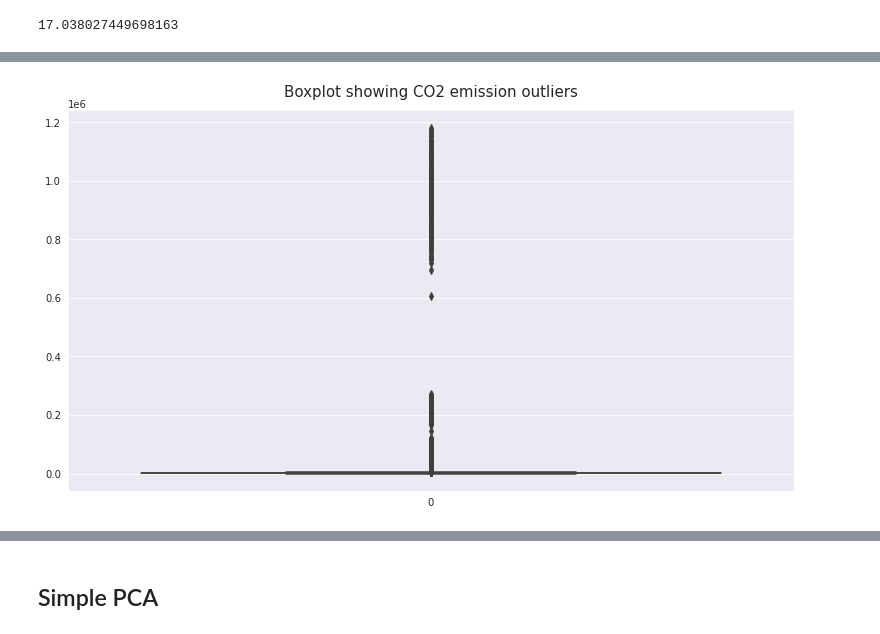
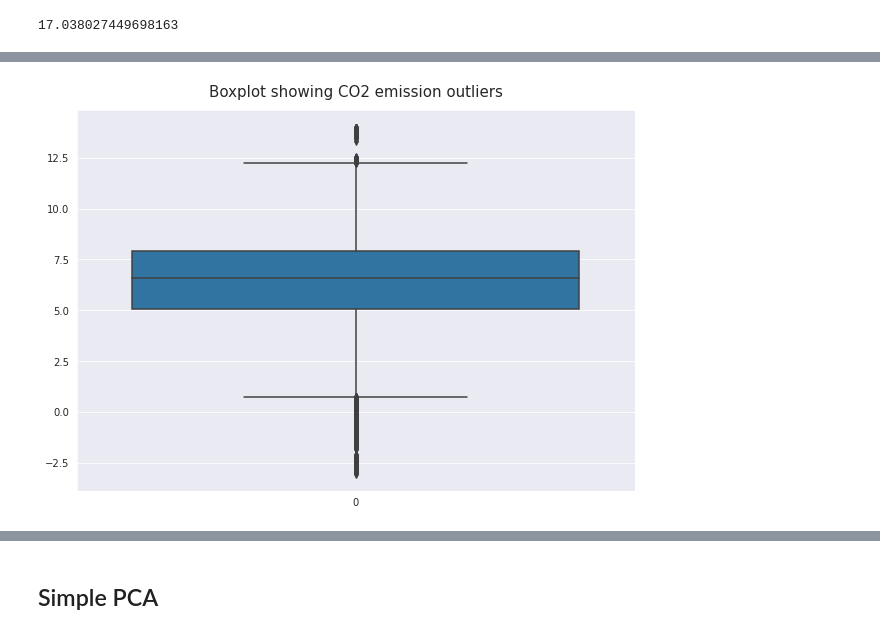
Before and after one commit to Kingston-5/UmojaHack2023Beginner, a Jupyter notebook: main.ipynb, the cells around one changed output, grey strips where cells are left out. Saved outputs shown, nothing was run; the diff lists cells and outputs as text; code cells hidden in the pictures.

Commit message:
basic feature selection

```diff
--- a/main.ipynb
+++ b/main.ipynb
@@ -68,6 +68,21 @@ test.describe(include = 'all')
 | 75% | NaN | -24.030000 | 30.070000 | 2021.000000 | 39.000000 | 0.000632 | ... |
 | max | NaN | -23.530000 | 30.370000 | 2022.000000 | 52.000000 | 0.006876 | ... |
 11 rows × 75 columns
+# %%
+# drop non numeric cols
+num = []
+non = []
+for col in train.select_dtypes(include=['int64', 'float64']):
+    num.append(col)
+
+for col in train:
+    if col not in num:
+        non.append(col)
+
+non
+
+train.drop(non,inplace=True,axis=1)
+test.drop(non,inplace=True,axis=1)
 # %%
 # identify target
 target_cols = []
@@ -131,3 +143,6 @@ display(plt.show(), train.emission.skew())
 [figure]
 None
 17.038027449698163
+# %%
+train.emission = np.log(train.emission)
+train.emission.skew()
@@ -133,0 +151,7 @@ None
+# %%
+# Target variable distribution
+sns.set_style('darkgrid')
+plt.figure(figsize = (13, 7))
+sns.histplot(train.emission, kde = True, bins = 15)
+plt.title('Target variable distribution', y = 1.02, fontsize = 15)
+display(plt.show(), train.emission.skew())
@@ -134,9 +162,9 @@ None
 # %%
 # Plotting boxplot for the CO2 emissions
 sns.set_style('darkgrid')
-plt.figure(figsize = (13, 7))
+plt.figure(figsize = (10, 7))
 sns.boxplot(train.emission)
 plt.title('Boxplot showing CO2 emission outliers', y = 1.02, fontsize = 15)
 plt.show()
 # %% [output]
-[figure, old version]
+[figure, new version]
```
Also changed, not shown: parts of 26 cells of this notebook.
